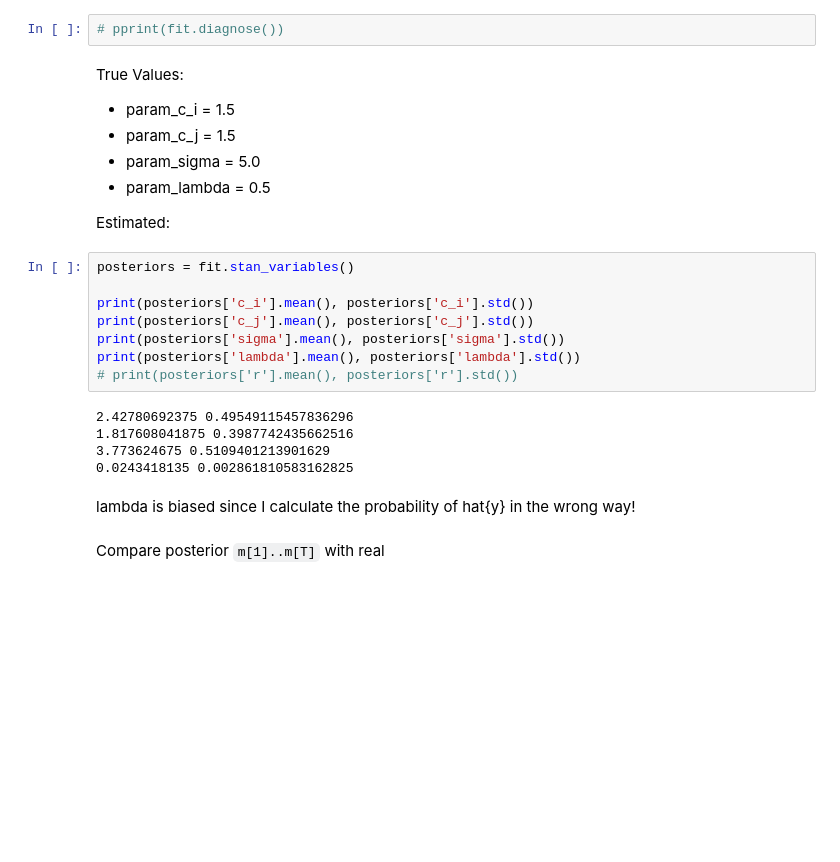
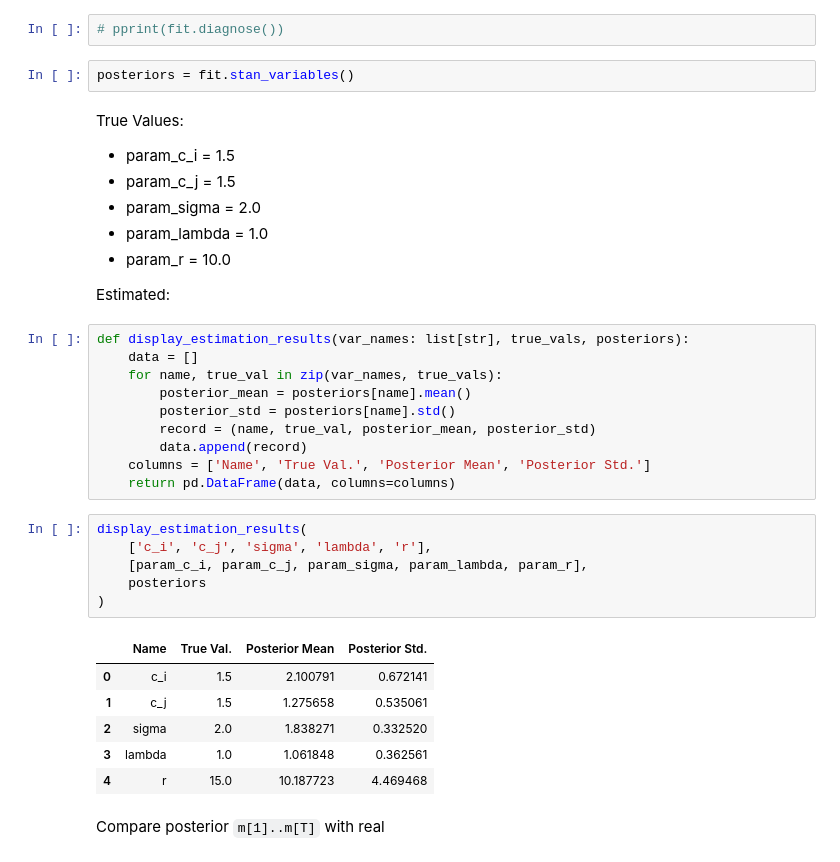
Before and after one commit to zhuanglinsheng/kaggle-contest-design, a Jupyter notebook: synthetic_data/Synthetic_Data.ipynb, the cells around one changed output. Drawn from its saved outputs; the diff is of its cells as text; blank space fills up the shorter version.

```diff
--- a/synthetic_data/Synthetic_Data.ipynb
+++ b/synthetic_data/Synthetic_Data.ipynb
@@ -183,28 +178,39 @@ Consider re-running with show_console=True if the above output is unclear!
 # %%
 # pprint(fit.diagnose())
+# %%
+posteriors = fit.stan_variables()
 # %% [markdown]
 True Values:
 - param_c_i = 1.5
 - param_c_j = 1.5
-- param_sigma = 5.0
-- param_lambda = 0.5
+- param_sigma = 2.0
+- param_lambda = 1.0
+- param_r = 10.0
 
 Estimated:
-# %%
-posteriors = fit.stan_variables()
-
-print(posteriors['c_i'].mean(), posteriors['c_i'].std())
-print(posteriors['c_j'].mean(), posteriors['c_j'].std())
-print(posteriors['sigma'].mean(), posteriors['sigma'].std())
-print(posteriors['lambda'].mean(), posteriors['lambda'].std())
-# print(posteriors['r'].mean(), posteriors['r'].std())
-# %% [output]
-2.42780692375 0.49549115457836296
-1.817608041875 0.3987742435662516
-3.773624675 0.5109401213901629
-0.0243418135 0.002861810583162825
-# %% [markdown]
-lambda is biased since I calculate the probability of hat{y} in the wrong way!
+# %%
+def display_estimation_results(var_names: list[str], true_vals, posteriors):
+	data = []
+	for name, true_val in zip(var_names, true_vals):
+		posterior_mean = posteriors[name].mean()
+		posterior_std = posteriors[name].std()
+		record = (name, true_val, posterior_mean, posterior_std)
+		data.append(record)
+	columns = ['Name', 'True Val.', 'Posterior Mean', 'Posterior Std.']
+	return pd.DataFrame(data, columns=columns)
+# %%
+display_estimation_results(
+	['c_i', 'c_j', 'sigma', 'lambda', 'r'],
+	[param_c_i, param_c_j, param_sigma, param_lambda, param_r],
+	posteriors
+)
+# %% [output]
+|  | Name | True Val. | Posterior Mean | Posterior Std. |
+| 0 | c_i | 1.5 | 2.100791 | 0.672141 |
+| 1 | c_j | 1.5 | 1.275658 | 0.535061 |
+| 2 | sigma | 2.0 | 1.838271 | 0.332520 |
+| 3 | lambda | 1.0 | 1.061848 | 0.362561 |
+| 4 | r | 15.0 | 10.187723 | 4.469468 |
 # %% [markdown]
 Compare posterior `m[1]..m[T]` with real
 # %%
```
Also changed, not shown: parts of 9 cells of this notebook, 10 other files.
